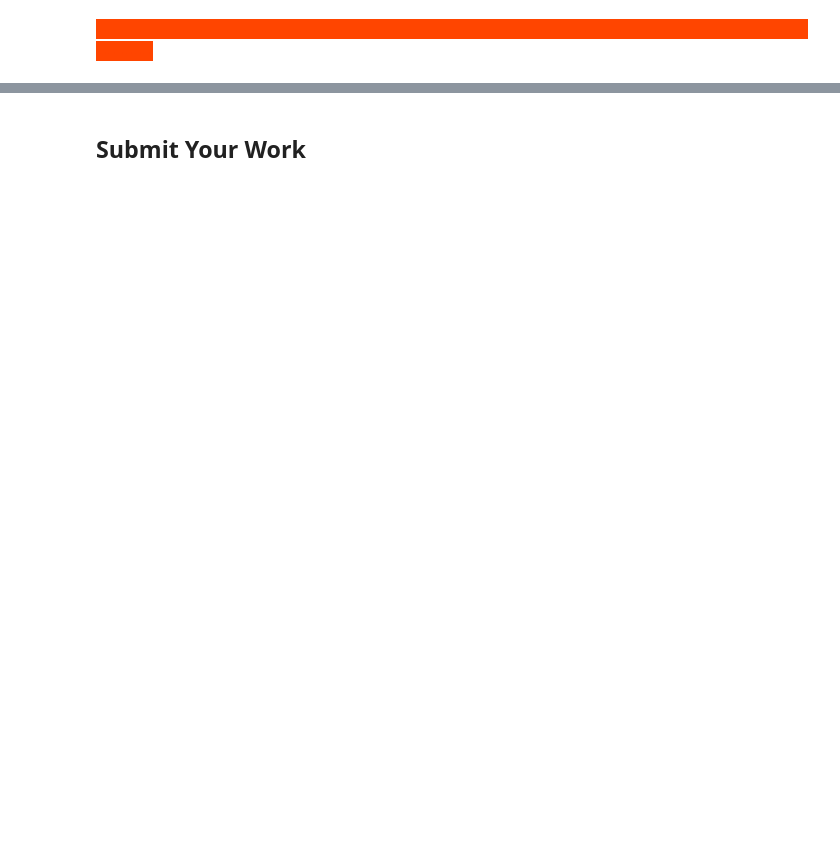
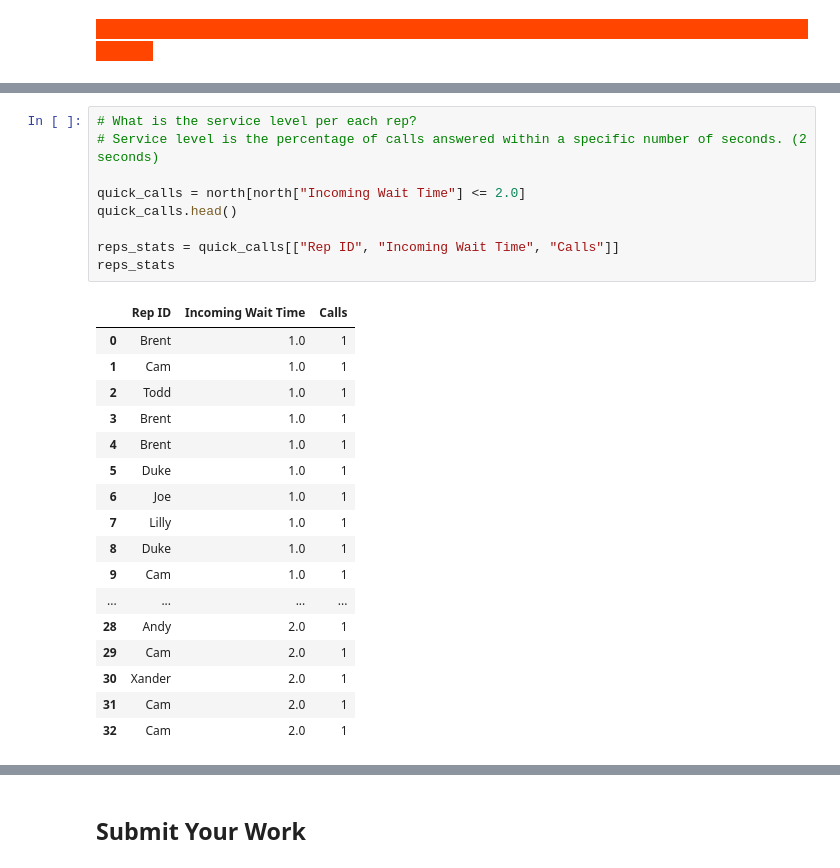
Before and after one commit to gildedgardenia/DA-Assignment-2, a Jupyter notebook: Assignment-2-Solutions.ipynb, the cells around one changed output, grey strips where cells are left out. Drawn from its saved outputs; the diff is of its cells as text; blank space fills up the shorter version.

```diff
--- a/Assignment-2-Solutions.ipynb
+++ b/Assignment-2-Solutions.ipynb
@@ -268,0 +258,27 @@ For each chart you created, eplain why you chose the chart style.
+# %%
+# What is the service level per each rep?
+# Service level is the percentage of calls answered within a specific number of seconds. (2 seconds)
+
+quick_calls = north[north["Incoming Wait Time"] <= 2.0]
+quick_calls.head()
+
+reps_stats = quick_calls[["Rep ID", "Incoming Wait Time", "Calls"]]
+reps_stats
+# %% [output]
+|  | Rep ID | Incoming Wait Time | Calls |
+| 0 | Brent | 1.0 | 1 |
+| 1 | Cam | 1.0 | 1 |
+| 2 | Todd | 1.0 | 1 |
+| 3 | Brent | 1.0 | 1 |
+| 4 | Brent | 1.0 | 1 |
+| 5 | Duke | 1.0 | 1 |
+| 6 | Joe | 1.0 | 1 |
+| 7 | Lilly | 1.0 | 1 |
+| 8 | Duke | 1.0 | 1 |
+| 9 | Cam | 1.0 | 1 |
+| ... | ... | ... | ... |
+| 28 | Andy | 2.0 | 1 |
+| 29 | Cam | 2.0 | 1 |
+| 30 | Xander | 2.0 | 1 |
+| 31 | Cam | 2.0 | 1 |
+| 32 | Cam | 2.0 | 1 |
```
Also changed, not shown: parts of 44 cells of this notebook.
